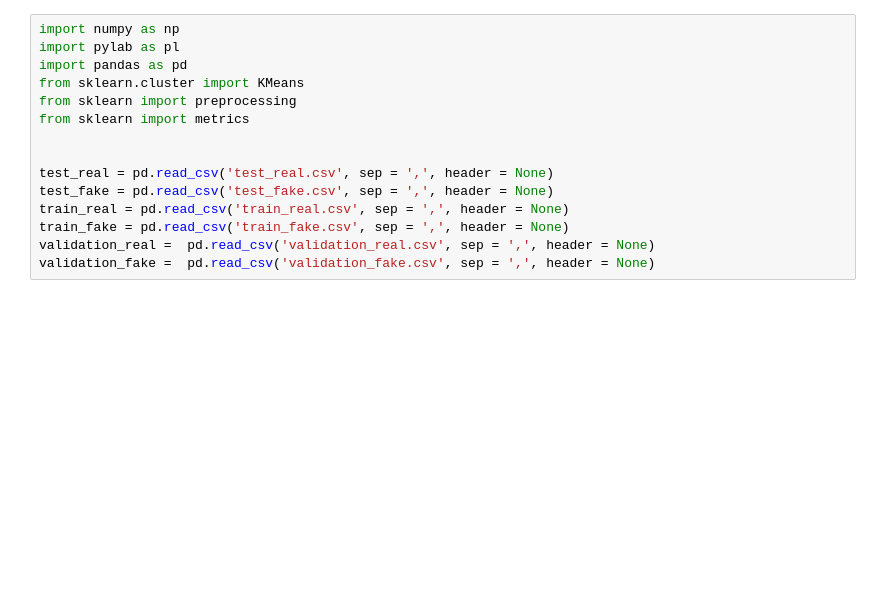
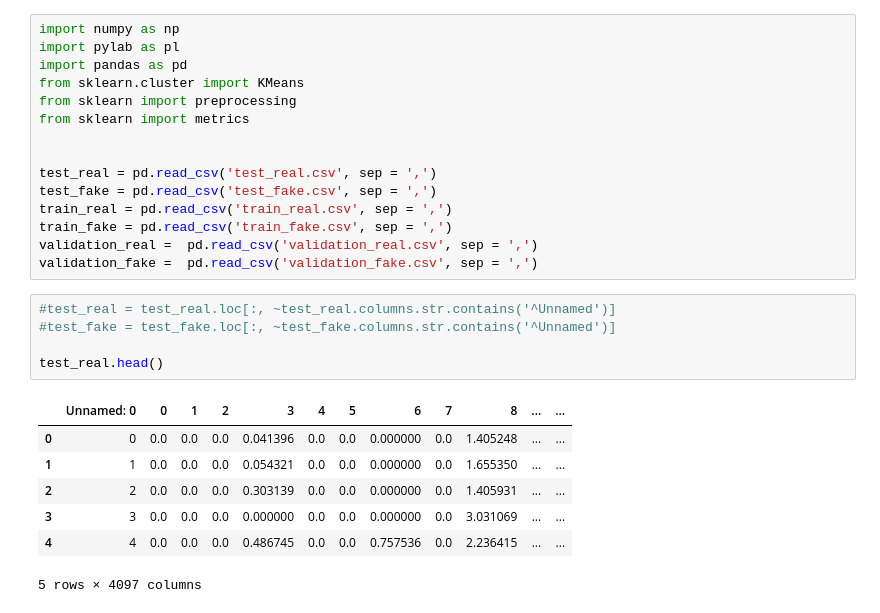
Before and after one commit to Argamant/deepfake, a Jupyter notebook: demo/k_nearest.ipynb, the cells around one changed output. Cells and saved outputs as stored; diff of their text form; blank space fills up the shorter version.

```diff
--- a/demo/k_nearest.ipynb
+++ b/demo/k_nearest.ipynb
@@ -7,9 +7,22 @@ from sklearn import preprocessing
 from sklearn import metrics
 
 
-test_real = pd.read_csv('test_real.csv', sep = ',', header = None)
-test_fake = pd.read_csv('test_fake.csv', sep = ',', header = None)
-train_real = pd.read_csv('train_real.csv', sep = ',', header = None)
-train_fake = pd.read_csv('train_fake.csv', sep = ',', header = None)
-validation_real =  pd.read_csv('validation_real.csv', sep = ',', header = None)
-validation_fake =  pd.read_csv('validation_fake.csv', sep = ',', header = None)
+test_real = pd.read_csv('test_real.csv', sep = ',')
+test_fake = pd.read_csv('test_fake.csv', sep = ',')
+train_real = pd.read_csv('train_real.csv', sep = ',')
+train_fake = pd.read_csv('train_fake.csv', sep = ',')
+validation_real =  pd.read_csv('validation_real.csv', sep = ',')
+validation_fake =  pd.read_csv('validation_fake.csv', sep = ',')
+# %%
+#test_real = test_real.loc[:, ~test_real.columns.str.contains('^Unnamed')]
+#test_fake = test_fake.loc[:, ~test_fake.columns.str.contains('^Unnamed')]
+
+test_real.head()
+# %% [output]
+|  | Unnamed: 0 | 0 | 1 | 2 | 3 | 4 | 5 | 6 | 7 | 8 | ... | ... |
+| 0 | 0 | 0.0 | 0.0 | 0.0 | 0.041396 | 0.0 | 0.0 | 0.000000 | 0.0 | 1.405248 | ... | ... |
+| 1 | 1 | 0.0 | 0.0 | 0.0 | 0.054321 | 0.0 | 0.0 | 0.000000 | 0.0 | 1.655350 | ... | ... |
+| 2 | 2 | 0.0 | 0.0 | 0.0 | 0.303139 | 0.0 | 0.0 | 0.000000 | 0.0 | 1.405931 | ... | ... |
+| 3 | 3 | 0.0 | 0.0 | 0.0 | 0.000000 | 0.0 | 0.0 | 0.000000 | 0.0 | 3.031069 | ... | ... |
+| 4 | 4 | 0.0 | 0.0 | 0.0 | 0.486745 | 0.0 | 0.0 | 0.757536 | 0.0 | 2.236415 | ... | ... |
+5 rows × 4097 columns
```
Also changed, not shown: parts of 26 cells of this notebook.
